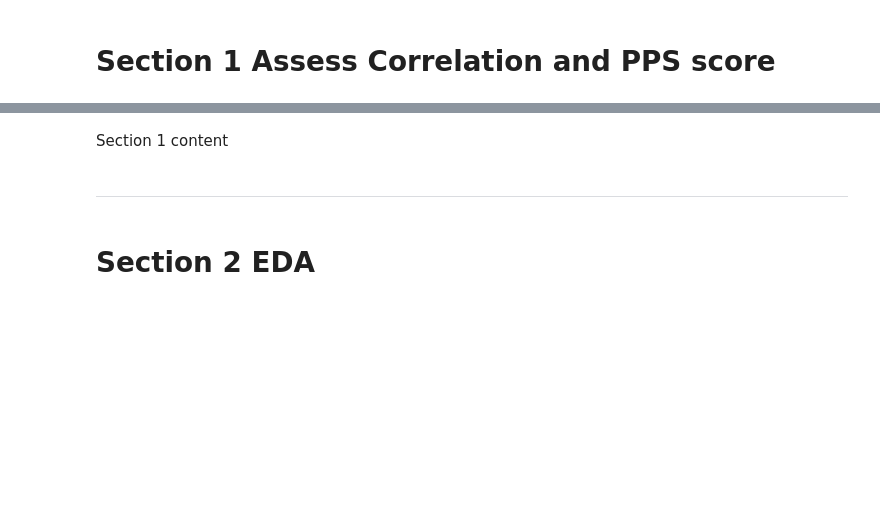
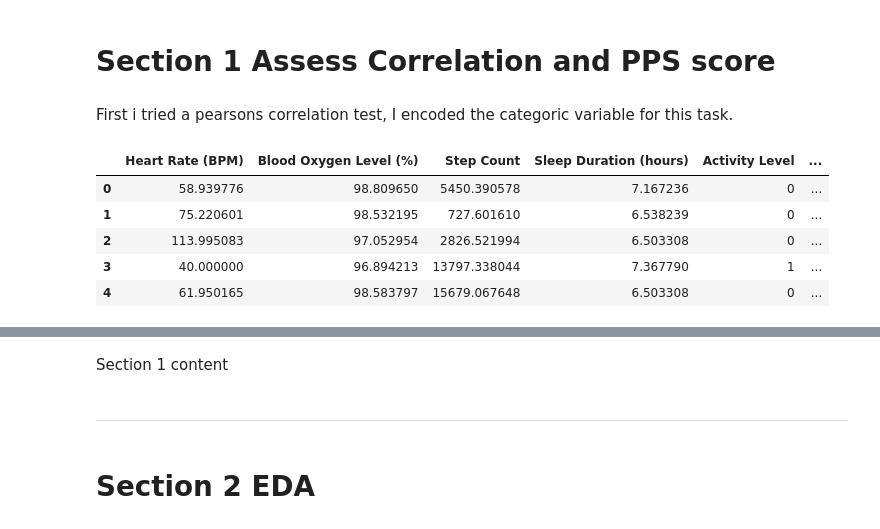
Before and after one commit to MaxBWiseman/Predictive_Analytics_Project, a Jupyter notebook: jupyter_notebooks/SmartWatch_Data_Correlation_Study_Notepad.ipynb, the cells around one changed output, grey strips where cells are left out. Drawn from its saved outputs; the diff is of its cells as text; code cells hidden in the pictures; blank space fills up the shorter version.

```diff
--- a/jupyter_notebooks/SmartWatch_Data_Correlation_Study_Notepad.ipynb
+++ b/jupyter_notebooks/SmartWatch_Data_Correlation_Study_Notepad.ipynb
@@ -157,0 +63,21 @@ DisplayCorrAndPPS(df_corr_pearson = df_corr_pearson,
+# %% [markdown]
+First i tried a pearsons correlation test, I encoded the categoric variable for this task.
+# %%
+import numpy as np
+from feature_engine.encoding import OrdinalEncoder
+
+encoder = OrdinalEncoder(encoding_method='arbitrary', variables=["Activity Level"])),
+# I have chosen OrdinalEncoder as our categorical variables have an ordinal relationship
+
+
+df_processed = encoder.fit_transform(df1)
+
+df_processed = pd.DataFrame(df_processed, columns=df1.columns)
+df_processed.head()
+# %% [output]
+|  | Heart Rate (BPM) | Blood Oxygen Level (%) | Step Count | Sleep Duration (hours) | Activity Level | ... |
+| 0 | 58.939776 | 98.809650 | 5450.390578 | 7.167236 | 0 | ... |
+| 1 | 75.220601 | 98.532195 | 727.601610 | 6.538239 | 0 | ... |
+| 2 | 113.995083 | 97.052954 | 2826.521994 | 6.503308 | 0 | ... |
+| 3 | 40.000000 | 96.894213 | 13797.338044 | 7.367790 | 1 | ... |
+| 4 | 61.950165 | 98.583797 | 15679.067648 | 6.503308 | 0 | ... |
```
Also changed, not shown: parts of 16 cells of this notebook, 3 other files.
